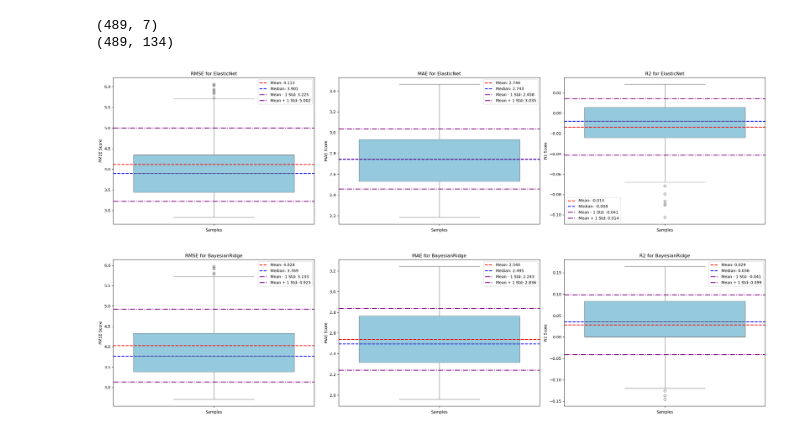
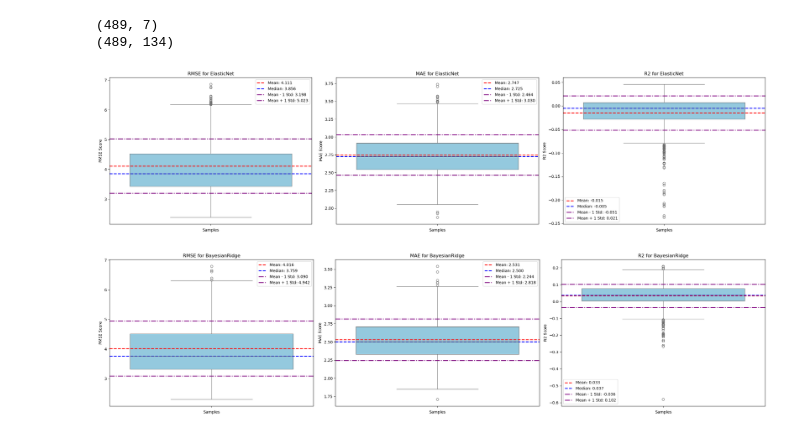
Before and after one commit to RafailTn/Assignment-1, a Jupyter notebook: notebooks/model_analysis.ipynb, the cells around one changed output. Drawn from its saved outputs; the diff is of its cells as text; code cells hidden in the pictures.

```diff
--- a/notebooks/model_analysis.ipynb
+++ b/notebooks/model_analysis.ipynb
@@ -44,7 +45,7 @@ for model in [ElasticNet(), BayesianRidge(), SVR()]:
     pipeline = functions.create_pipeline(model)
     preds, trained_pipeline = functions.train_model_and_predict(x, y, val_x, pipeline, root_path=root, filename=f"{model.__class__.__name__}.pkl", save=True)
     # Calculate metrics
-    scores = functions.bootstrap(x, y, val_x, val_y, pipeline, n_iter=20, bstrap=False, kf=True)
+    scores = functions.bootstrap(x, y, val_x, val_y, pipeline, n_iter=200, bstrap=False, kf=True)
     rmse_scores, mae_scores, r2_scores = scores['rmse_scores'], scores['mae_scores'], scores['r2_scores']
     mean_rmse, std_rmse, median_rmse = functions.calculate_statistics(rmse_scores)
     mean_mae, std_mae, median_mae = functions.calculate_statistics(mae_scores)
@@ -67,7 +68,7 @@ for model in [ElasticNet(), BayesianRidge(), SVR()]:
     pipeline = functions.create_pipeline(model)
     preds, trained_pipeline = functions.train_model_and_predict(x, y, val_x, pipeline)
     # Calculate metrics
-    scores = functions.bootstrap(x, y, val_x, val_y, pipeline, n_iter=100, bstrap=True, kf=False)
+    scores = functions.bootstrap(x, y, val_x, val_y, pipeline, n_iter=1000, bstrap=True, kf=False)
     rmse_scores, mae_scores, r2_scores = scores['rmse_scores'], scores['mae_scores'], scores['r2_scores']
     mean_rmse, std_rmse, median_rmse = functions.calculate_statistics(rmse_scores)
     mean_mae, std_mae, median_mae = functions.calculate_statistics(mae_scores)
@@ -178,7 +179,7 @@ model = ElasticNet()
 pipeline = functions.create_pipeline(model)
 preds, trained_pipeline = functions.train_model_and_predict(x_mod_elnet, y, x_val_elnet, pipeline, root_path=root, filename=f"{model.__class__.__name__}_rfe.pkl", save=True)
 # Calculate metrics
-scores = functions.bootstrap(x_mod_elnet, y, x_val_elnet, val_y, pipeline, n_iter=20, bstrap=False, kf=True)
+scores = functions.bootstrap(x_mod_elnet, y, x_val_elnet, val_y, pipeline, n_iter=200, bstrap=False, kf=True)
 rmse_scores, mae_scores, r2_scores = scores['rmse_scores'], scores['mae_scores'], scores['r2_scores']
 mean_rmse, std_rmse, median_rmse = functions.calculate_statistics(rmse_scores)
 mean_mae, std_mae, median_mae = functions.calculate_statistics(mae_scores)
@@ -186,19 +187,19 @@ mean_r2, std_r2, median_r2 = functions.calculate_statistics(r2_scores)
 # Create a boxplot
 functions.create_boxplot([rmse_scores, mae_scores, r2_scores], model.__class__.__name__, ["RMSE", "MAE", "R2"], [mean_rmse, mean_mae, mean_r2], [std_rmse, std_mae, std_r2], [median_rmse, median_mae, median_r2])
 # %% [output]
-[figure, old version]
+[figure, new version]
 # %%
 model = BayesianRidge()
 # Create a pipeline for each baseline model
 pipeline = functions.create_pipeline(model)
 preds, trained_pipeline = functions.train_model_and_predict(x_mod_bayesian, y, x_val_bayesian, pipeline, root_path=root, filename=f"{model.__class__.__name__}_rfe.pkl", save=True)
 # Calculate metrics
-scores = functions.bootstrap(x_mod_bayesian, y, x_val_bayesian, val_y, pipeline, n_iter=20, bstrap=False, kf=True)
+scores = functions.bootstrap(x_mod_bayesian, y, x_val_bayesian, val_y, pipeline, n_iter=200, bstrap=False, kf=True)
 rmse_scores, mae_scores, r2_scores = scores['rmse_scores'], scores['mae_scores'], scores['r2_scores']
 mean_rmse, std_rmse, median_rmse = functions.calculate_statistics(rmse_scores)
 mean_mae, std_mae, median_mae = functions.calculate_statistics(mae_scores)
 mean_r2, std_r2, median_r2 = functions.calculate_statistics(r2_scores)
 # Create a boxplot
 functions.create_boxplot([rmse_scores, mae_scores, r2_scores], model.__class__.__name__, ["RMSE", "MAE", "R2"], [mean_rmse, mean_mae, mean_r2], [std_rmse, std_mae, std_r2], [median_rmse, median_mae, median_r2])
 # %% [output]
-[figure, old version]
+[figure, new version]
```
Also changed, not shown: parts of 10 cells of this notebook, 4 other files.
